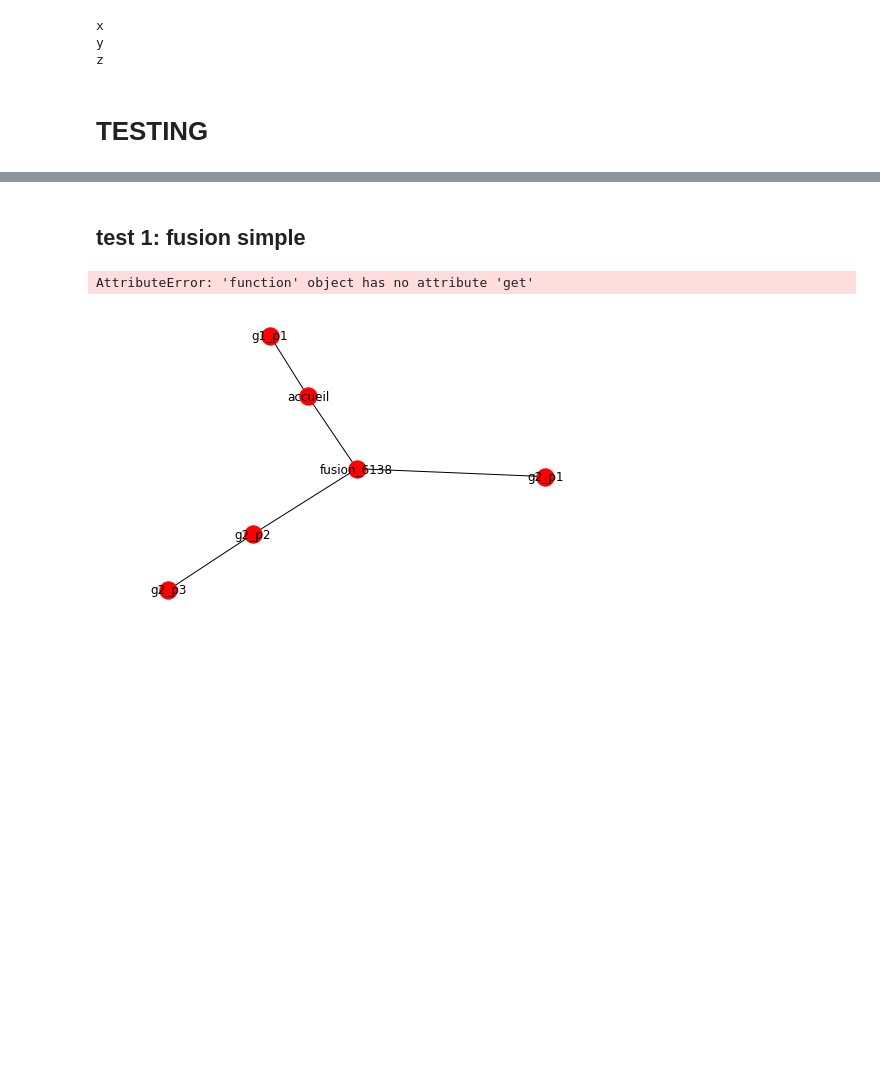
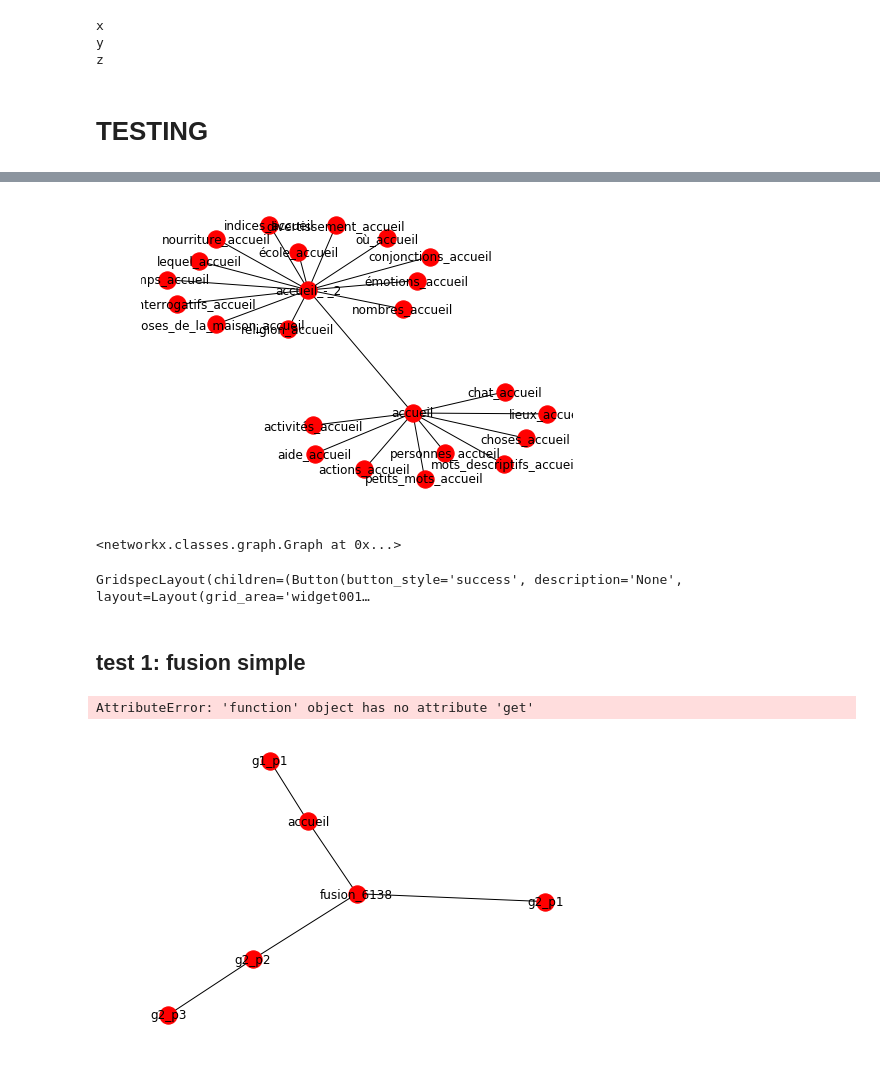
Before and after one commit to CarlosVargasF/grid_generation, a Jupyter notebook: gen_init.ipynb, the cells around one changed output, grey strips where cells are left out. Cells and saved outputs as stored; diff of their text form; code cells hidden in the pictures; blank space fills up the shorter version.

```diff
--- a/gen_init.ipynb
+++ b/gen_init.ipynb
@@ -179,7 +179,7 @@ class Page():
     # Affichage alternative (couteaux?)
     def show(self):
 
-      grid = GridspecLayout(self.__row_size, self.__col_size, width='50%')
+      grid = GridspecLayout(self.__row_size, self.__col_size, width='100%')
 
       for i in range(self.__row_size):
         for j in range(self.__col_size):
@@ -497,2 +535,5 @@ for lines in rawFile:
 # %% [markdown]
 # TESTING
+# %%
+g = create_grid("proloquoTest.csv")
+print(g)
@@ -499,3 +558,12 @@ for lines in rawFile:
+# %%
+g.to_graph()
+# %% [output]
+[figure, added]
+<networkx.classes.graph.Graph at 0x...>
+# %%
+g.get_page('accueil_-_2').show()
+# %% [output]
+GridspecLayout(children=(Button(button_style='success', description='None', layout=Layout(grid_area='widget001…
 # %% [markdown]
 ## test 1: fusion simple
 # %%
```
Also changed, not shown: parts of 3 cells of this notebook, 1 other file.
